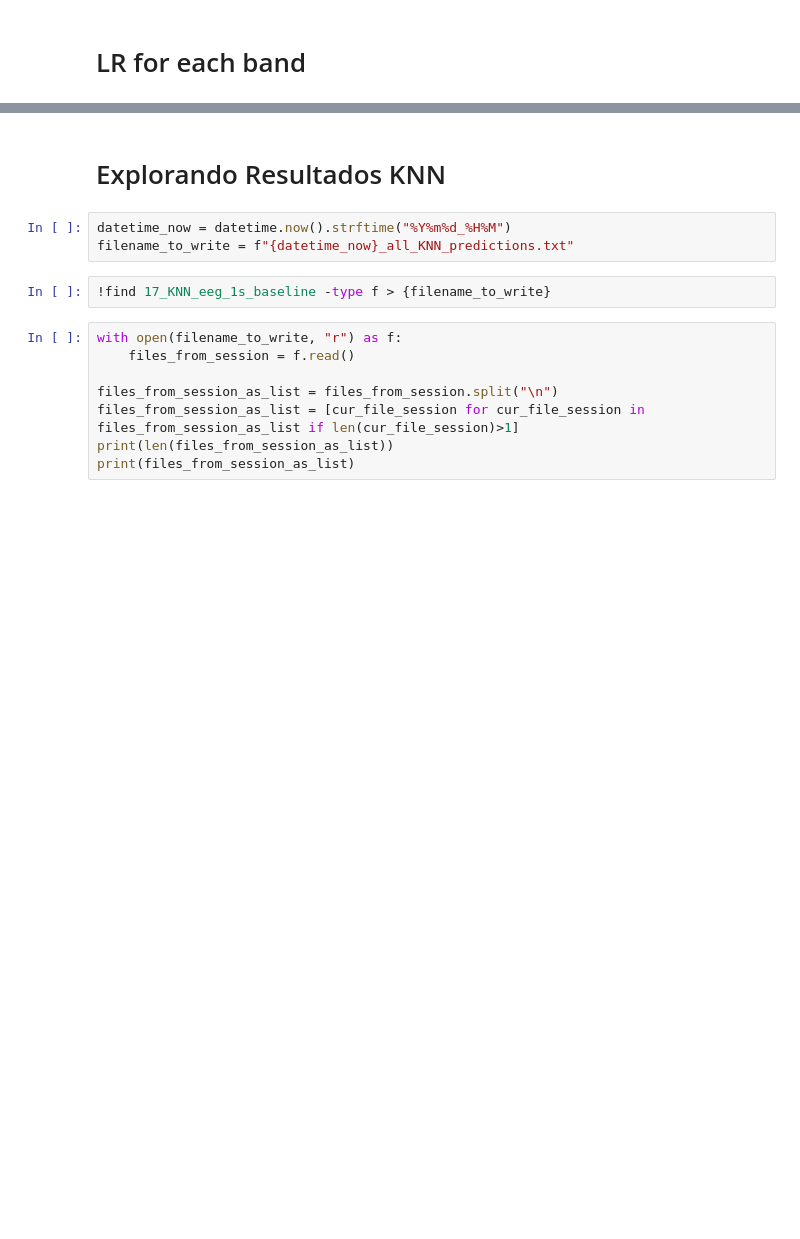
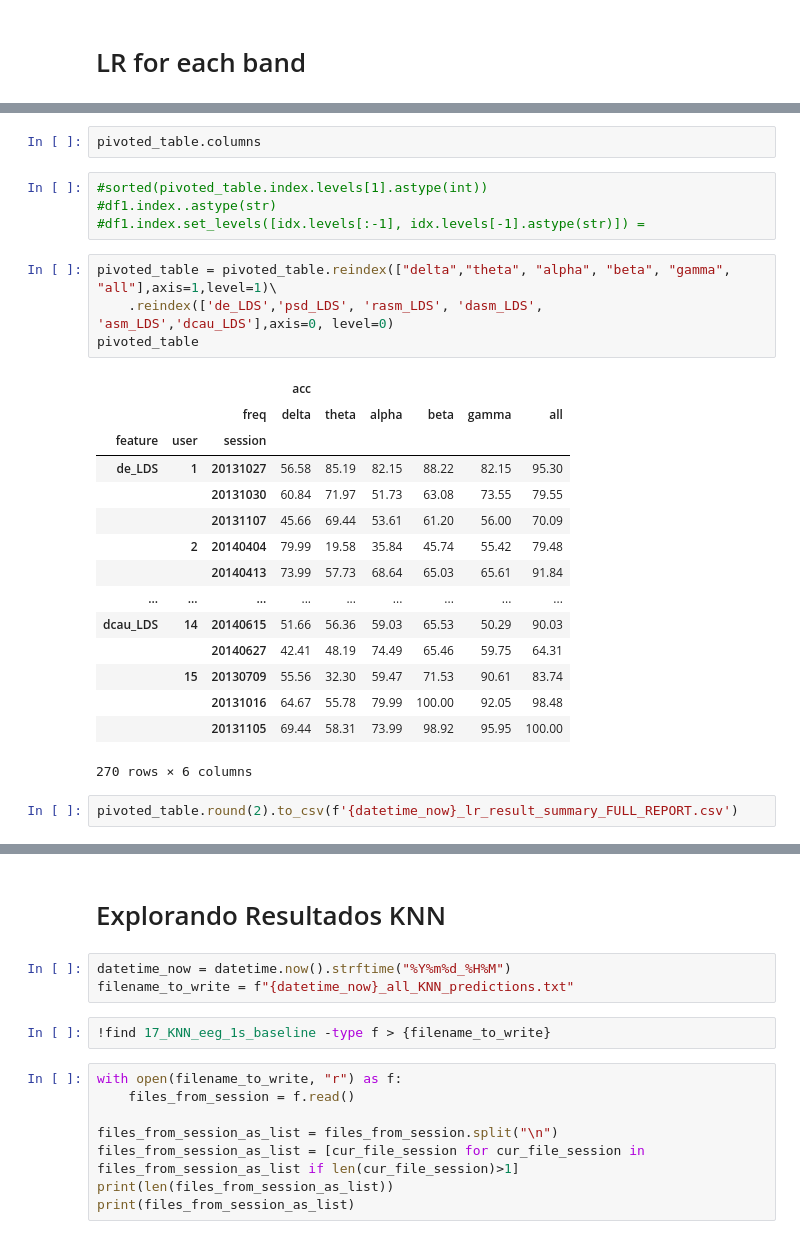
Before and after one commit to jvmr22/MSc-dissertation-EEG-Analysis, a Jupyter notebook: EDA_seed.ipynb, the cells around one changed output, grey strips where cells are left out. Cells and saved outputs as stored; diff of their text form; blank space fills up the shorter version.

```diff
--- a/EDA_seed.ipynb
+++ b/EDA_seed.ipynb
@@ -487,0 +520,28 @@ for cur_feature in all_features:
+# %%
+pivoted_table.columns
+# %%
+#sorted(pivoted_table.index.levels[1].astype(int))
+#df1.index..astype(str)
+#df1.index.set_levels([idx.levels[:-1], idx.levels[-1].astype(str)]) =
+# %%
+pivoted_table = pivoted_table.reindex(["delta","theta", "alpha", "beta", "gamma", "all"],axis=1,level=1)\
+    .reindex(['de_LDS','psd_LDS', 'rasm_LDS', 'dasm_LDS', 'asm_LDS','dcau_LDS'],axis=0, level=0)
+pivoted_table
+# %% [output]
+|  |  |  | acc |  |  |  |  |  |
+|  |  | freq | delta | theta | alpha | beta | gamma | all |
+| feature | user | session |  |  |  |  |  |  |
+| de_LDS | 1 | 20131027 | 56.58 | 85.19 | 82.15 | 88.22 | 82.15 | 95.30 |
+|  |  | 20131030 | 60.84 | 71.97 | 51.73 | 63.08 | 73.55 | 79.55 |
+|  |  | 20131107 | 45.66 | 69.44 | 53.61 | 61.20 | 56.00 | 70.09 |
+|  | 2 | 20140404 | 79.99 | 19.58 | 35.84 | 45.74 | 55.42 | 79.48 |
+|  |  | 20140413 | 73.99 | 57.73 | 68.64 | 65.03 | 65.61 | 91.84 |
+| ... | ... | ... | ... | ... | ... | ... | ... | ... |
+| dcau_LDS | 14 | 20140615 | 51.66 | 56.36 | 59.03 | 65.53 | 50.29 | 90.03 |
+|  |  | 20140627 | 42.41 | 48.19 | 74.49 | 65.46 | 59.75 | 64.31 |
+|  | 15 | 20130709 | 55.56 | 32.30 | 59.47 | 71.53 | 90.61 | 83.74 |
+|  |  | 20131016 | 64.67 | 55.78 | 79.99 | 100.00 | 92.05 | 98.48 |
+|  |  | 20131105 | 69.44 | 58.31 | 73.99 | 98.92 | 95.95 | 100.00 |
+270 rows × 6 columns
+# %%
+pivoted_table.round(2).to_csv(f'{datetime_now}_lr_result_summary_FULL_REPORT.csv')
```
Also changed, not shown: parts of 24 cells of this notebook.
